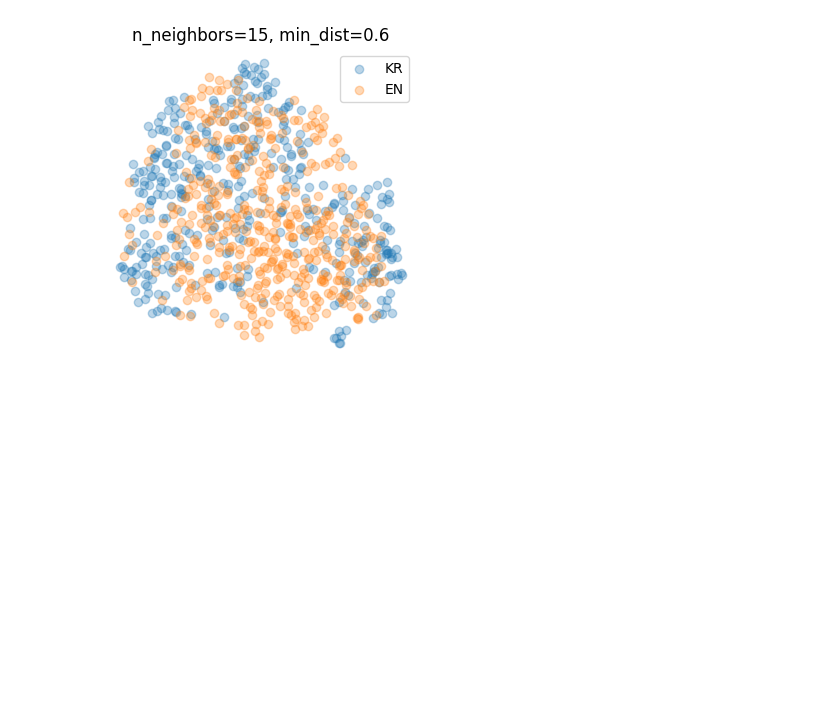
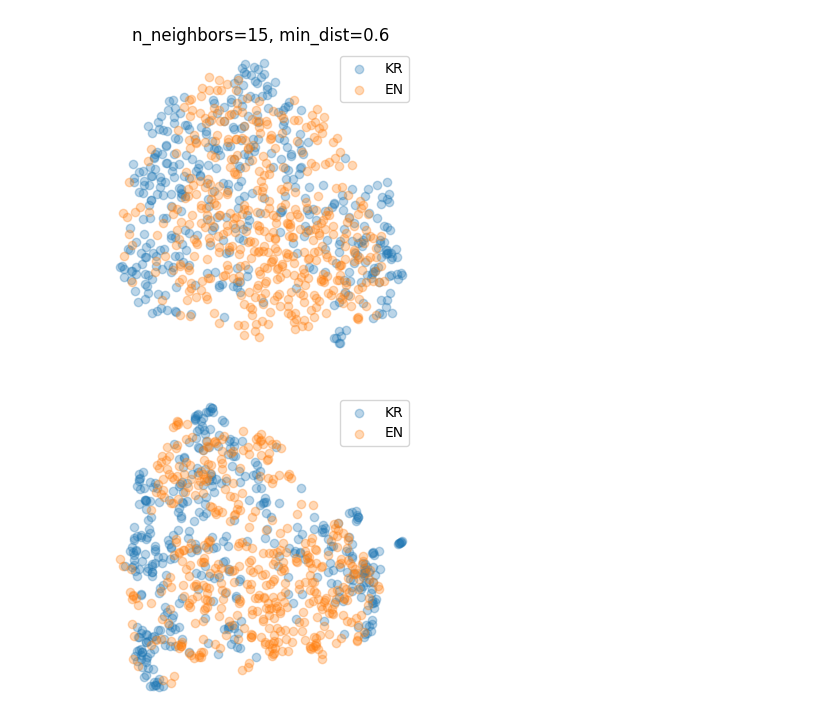
Before and after one commit to simonfei123/COGS209SP24-Project2-GroupNeuromorphs, a Jupyter notebook: Dimensionality_Reduction/dimensionality_reduction.ipynb, the cells around one changed output. Drawn from its saved outputs; the diff is of its cells as text; code cells hidden in the pictures; blank space fills up the shorter version.

```diff
--- a/Dimensionality_Reduction/dimensionality_reduction.ipynb
+++ b/Dimensionality_Reduction/dimensionality_reduction.ipynb
@@ -277,3 +281,44 @@ for params in umap_params:
 [figure]
 [figure]
 [figure]
+# %%
+# Create a PCA instance
+pca = PCA(n_components=400, random_state=0)
+
+# Fit and transform the embeddings with PCA
+kr_pca_embeddings = pca.fit_transform(kr_embeddings)
+en_pca_embeddings = pca.fit_transform(en_embeddings)
+
+# Concatenate the PCA-reduced embeddings
+pca_concat_embeddings = np.concatenate((kr_pca_embeddings, en_pca_embeddings), axis=0)
+
+# Create a UMAP instance
+reducer = umap.UMAP(random_state=0)
+
+# Fit and transform the PCA-reduced concatenated embeddings with UMAP
+umap_embeddings = reducer.fit_transform(pca_concat_embeddings)
+
+# Create the plot
+plt.figure(figsize=(4, 4))
+
+# Plot the Korean embeddings
+plt.scatter(umap_embeddings[:len(kr_pca_embeddings), 0], umap_embeddings[:len(kr_pca_embeddings), 1], label='KR', alpha=0.3)
+
+# Plot the English embeddings
+plt.scatter(umap_embeddings[len(kr_pca_embeddings):, 0], umap_embeddings[len(kr_pca_embeddings):, 1], label='EN', alpha=0.3)
+
+# Remove x and y ticks
+plt.xticks([])
+plt.yticks([])
+
+# Remove the spines
+for spine in plt.gca().spines.values():
+    spine.set_visible(False)
+
+# Add a legend
+plt.legend()
+
+# Show the plot
+plt.show()
+# %% [output]
+[figure, added]
```
Also changed, not shown: parts of 12 cells of this notebook.
